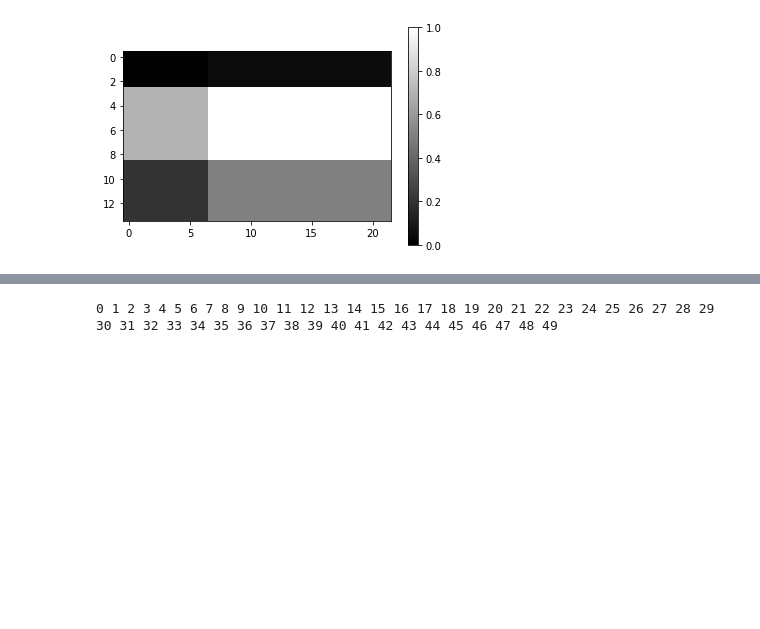
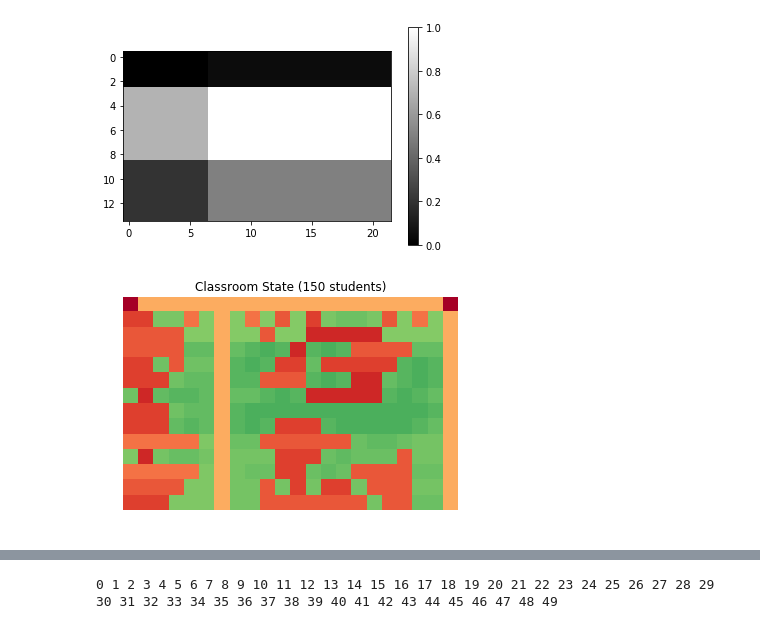
Before and after one commit to WavyV/ABM_RocketMan, a Jupyter notebook: Positional Utility Tests.ipynb, the cells around one changed output, grey strips where cells are left out. Cells and saved outputs as stored; diff of their text form; code cells hidden in the pictures; blank space fills up the shorter version.

```diff
--- a/Positional Utility Tests.ipynb
+++ b/Positional Utility Tests.ipynb
@@ -49,5 +50,12 @@ test_model = mdl.ClassroomModel(test_theater, model_parameters,
 # %%
 for i in range(test_model.max_num_agents):
     test_model.step()
+# %%
+# plt.imshow(test_model.get_binary_model_state(), cmap='gray')
+test_model.plot()
+# plt.colorbar()
+plt.show()
+# %% [output]
+[figure, added]
 # %%
 plt.imshow(test_model.get_binary_model_state(), cmap='gray')
```
Also changed, not shown: parts of 3 cells of this notebook, 2 other files.
